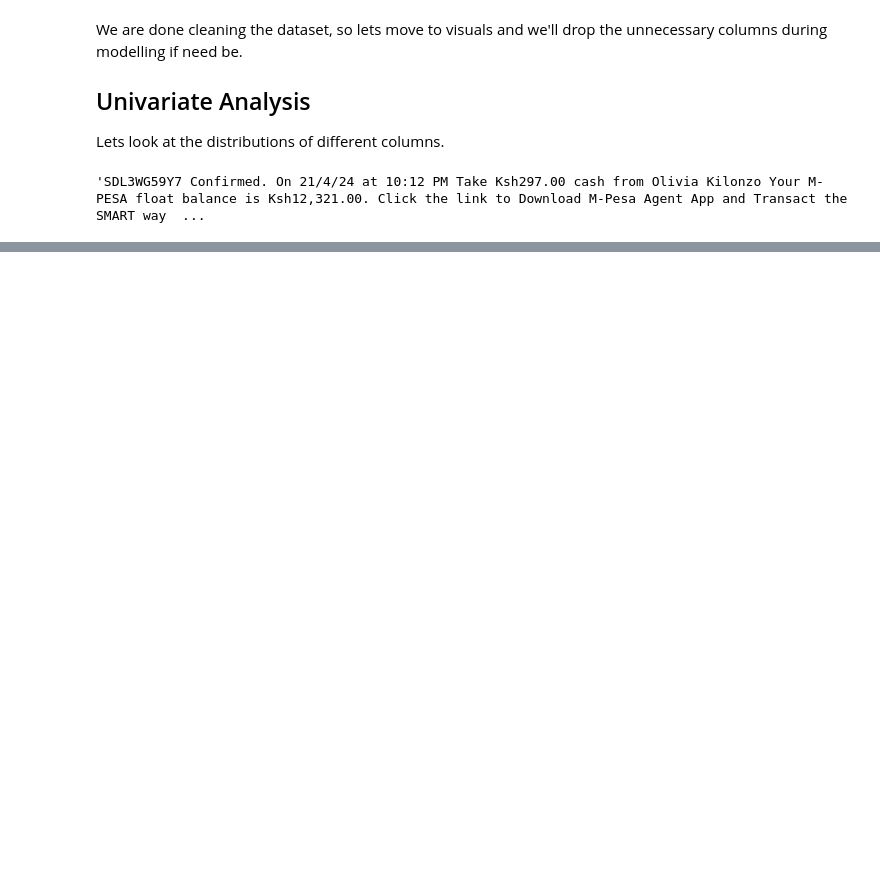
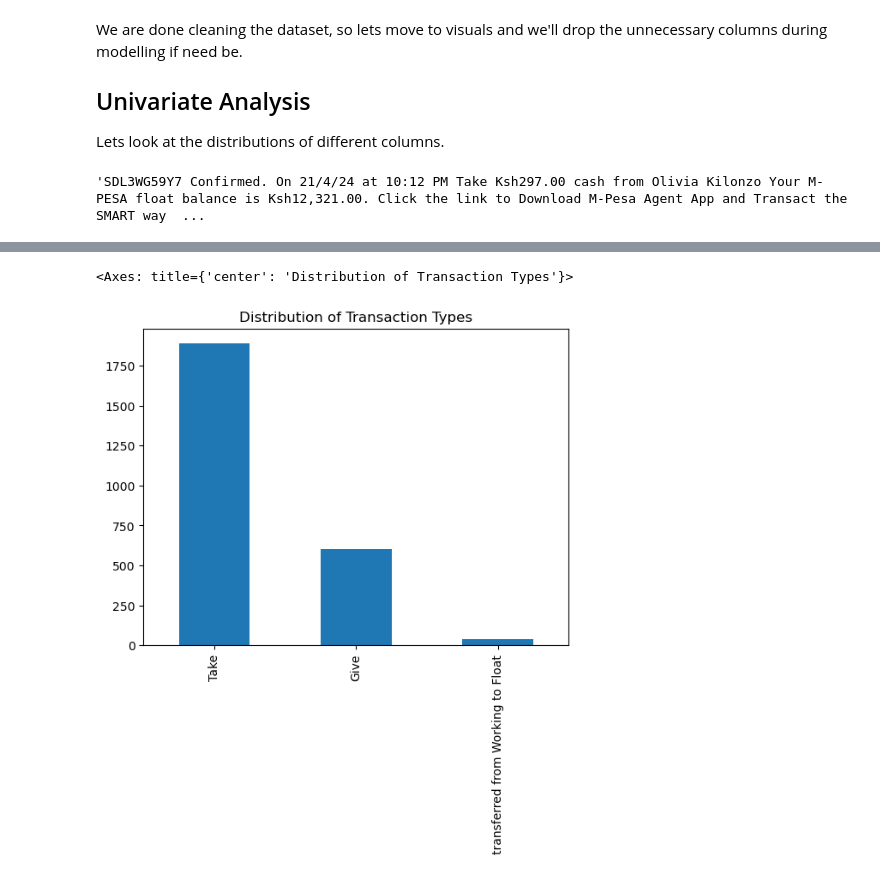
Before and after one commit to MarwaBrian/mpesa, a Jupyter notebook: index.ipynb, the cells around one changed output, grey strips where cells are left out. Cells and saved outputs as stored; diff of their text form; code cells hidden in the pictures; blank space fills up the shorter version.

```diff
--- a/index.ipynb
+++ b/index.ipynb
@@ -458,0 +449,19 @@ valid_transactions
+# %%
+columns_to_keep = [
+    'time',
+    'other_date',
+    'address',
+    'unique_id',
+    'transaction_status_extracted',
+    'transaction_type',
+    'names',
+    'transaction_currency',
+    'transaction_amount',
+    'balance_currency',
+    'balance_amount'
+]
+
+# v = valid_transactions[columns_to_keep].head()
+# print(v)
+model_df = valid_transactions[columns_to_keep]
+model_df.info()
@@ -458,0 +487,16 @@ valid_transactions
+# %%
+renaming = {
+    'address':'sender',
+    'unique_id':'id',
+    'transaction_status_extracted':'status',
+    'transaction_type':'type',
+    'transaction_currency':'currency',
+    'transaction_amount':'transaction_amount',
+    'balance_currency':'currency',
+    'balance_amount':'balance',
+    'names':'customer_id',
+    'other_date':'date'
+}
+
+model_df = model_df.rename(columns=renaming).copy()
+model_df.info()
@@ -458,0 +522,9 @@ valid_transactions
+# %%
+#lets begin with visualization of the transaction types
+
+type_count = model_df['type'].value_counts()
+
+type_count.plot(kind='bar', title='Distribution of Transaction Types')
+# %% [output]
+<Axes: title={'center': 'Distribution of Transaction Types'}>
+[figure, added]
```
Also changed, not shown: parts of 12 cells of this notebook.
